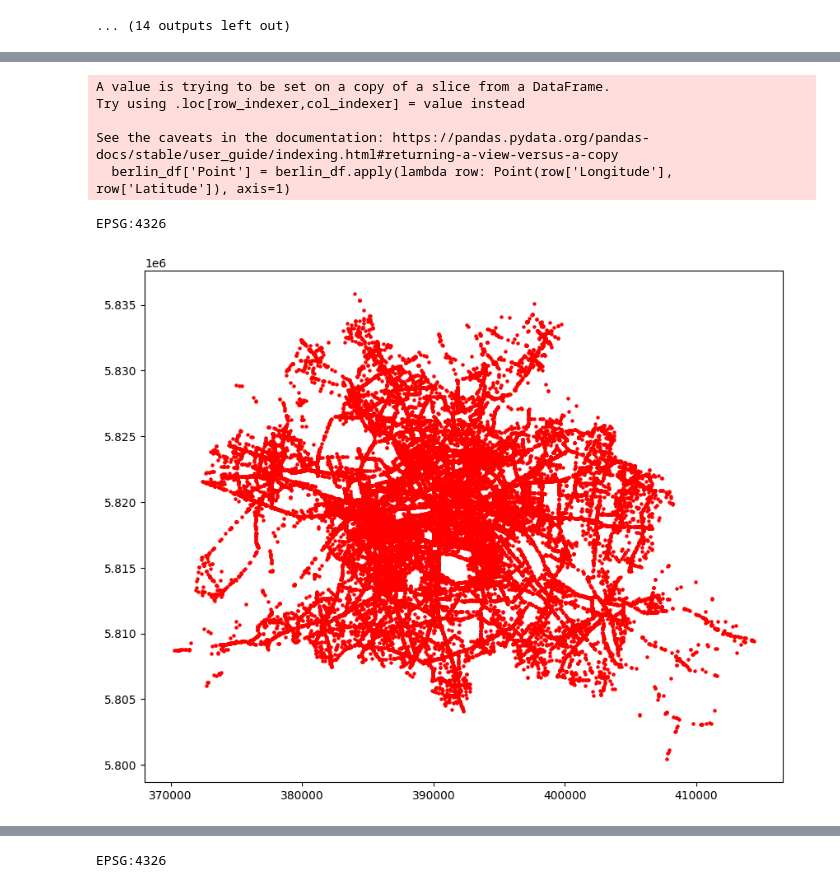
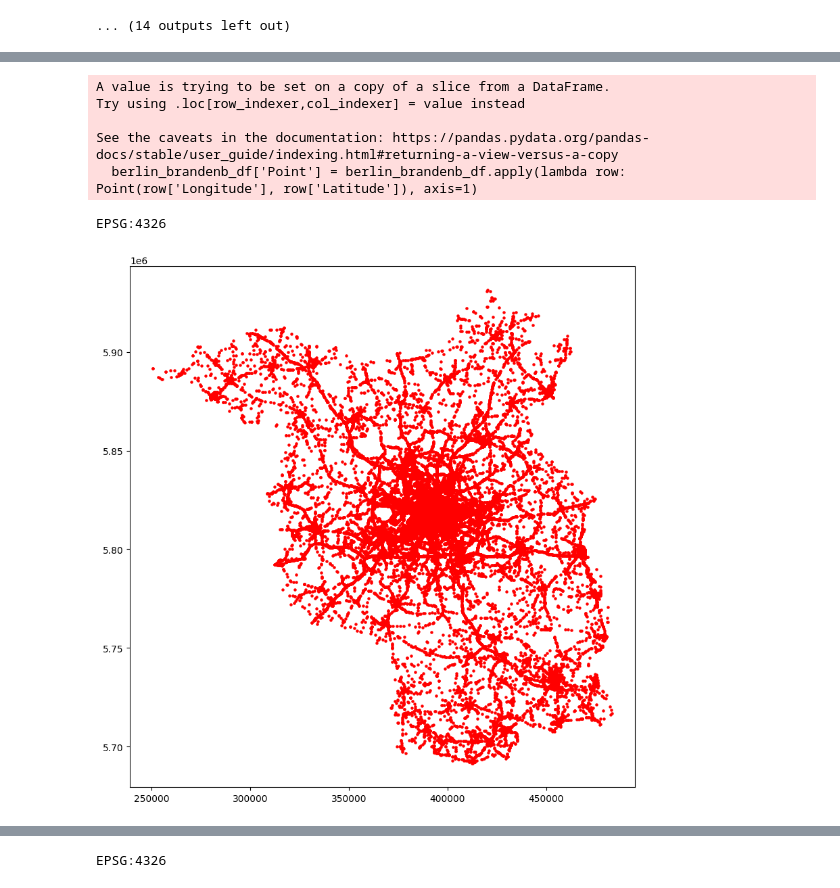
Before and after one commit to DomenicS/berlin-road-accidents, a Jupyter notebook: notebooks/XX_accident_data_v2.ipynb, the cells around one changed output, grey strips where cells are left out. Drawn from its saved outputs; the diff is of its cells as text; code cells hidden in the pictures.

Commit message:
Update GeoData

```diff
--- a/notebooks/XX_accident_data_v2.ipynb
+++ b/notebooks/XX_accident_data_v2.ipynb
@@ -88,7 +88,7 @@ final_df = pd.concat(final_dataframes_list, ignore_index=True)
 final_df.insert(0, 'NEW_OBJECTID', final_df.index)
 
 
-berlin_df = final_df[final_df['ULAND'] == 11]
+berlin_brandenb_df = final_df[final_df['ULAND'].isin([11,12])]
 # %% [output]
 |  | OBJECTID | UIDENTSTLAE | ULAND | UREGBEZ | UKREIS | UGEMEINDE | UJAHR | UMONAT | USTUNDE | UWOCHENTAG | ... |
 | 0 | 1 | None | 1 | 0 | 3 | 0 | 2018 | 1 | 8 | 5 | ... |
@@ -173,21 +174,21 @@ from shapely.geometry import Point
 # %%
-berlin_df['Point'] = berlin_df.apply(lambda row: Point(row['Longitude'], row['Latitude']), axis=1)
-accident_gdf = gpd.GeoDataFrame(berlin_df, geometry='Point')
+berlin_brandenb_df['Point'] = berlin_brandenb_df.apply(lambda row: Point(row['Longitude'], row['Latitude']), axis=1)
+accident_gdf = gpd.GeoDataFrame(berlin_brandenb_df, geometry='Point')
 accident_gdf.set_crs(epsg=4326, inplace=True)
 print(accident_gdf.crs)
 accident_25833 = accident_gdf.to_crs('EPSG:25833')
 
 fig, ax = plt.subplots(figsize=(10, 10))
 accident_25833.plot(ax=ax, color='red', markersize=5)
 plt.show()
 # %% [output]
 A value is trying to be set on a copy of a slice from a DataFrame.
 Try using .loc[row_indexer,col_indexer] = value instead
 
 See the caveats in the documentation: https://pandas.pydata.org/pandas-docs/stable/user_guide/indexing.html#returning-a-view-versus-a-copy
-  berlin_df['Point'] = berlin_df.apply(lambda row: Point(row['Longitude'], row['Latitude']), axis=1)
+  berlin_brandenb_df['Point'] = berlin_brandenb_df.apply(lambda row: Point(row['Longitude'], row['Latitude']), axis=1)
 EPSG:4326
-[figure, old version]
+[figure, new version]
 # %%
 accident_gdf
 # %% [output]
```
Also changed, not shown: parts of 37 cells of this notebook, 2 other files.
